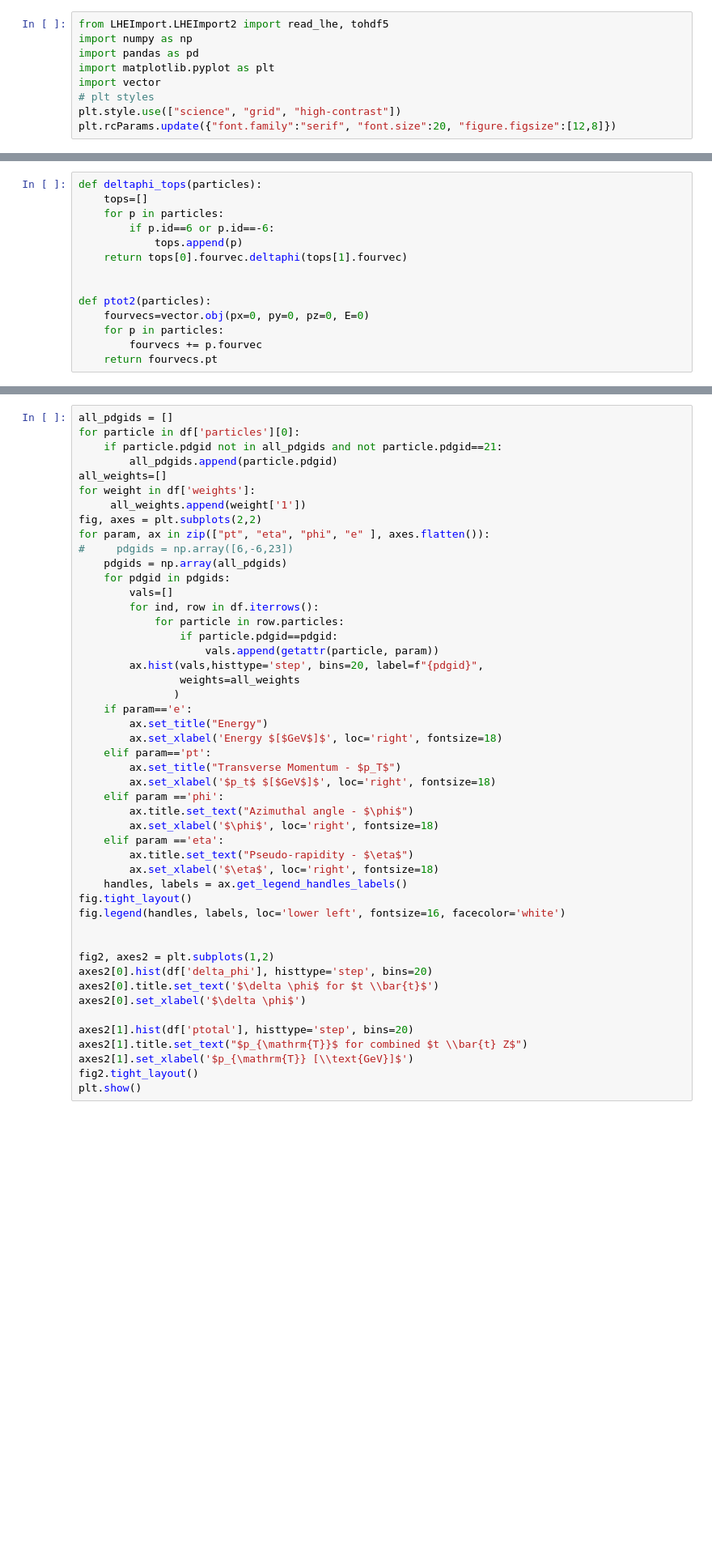
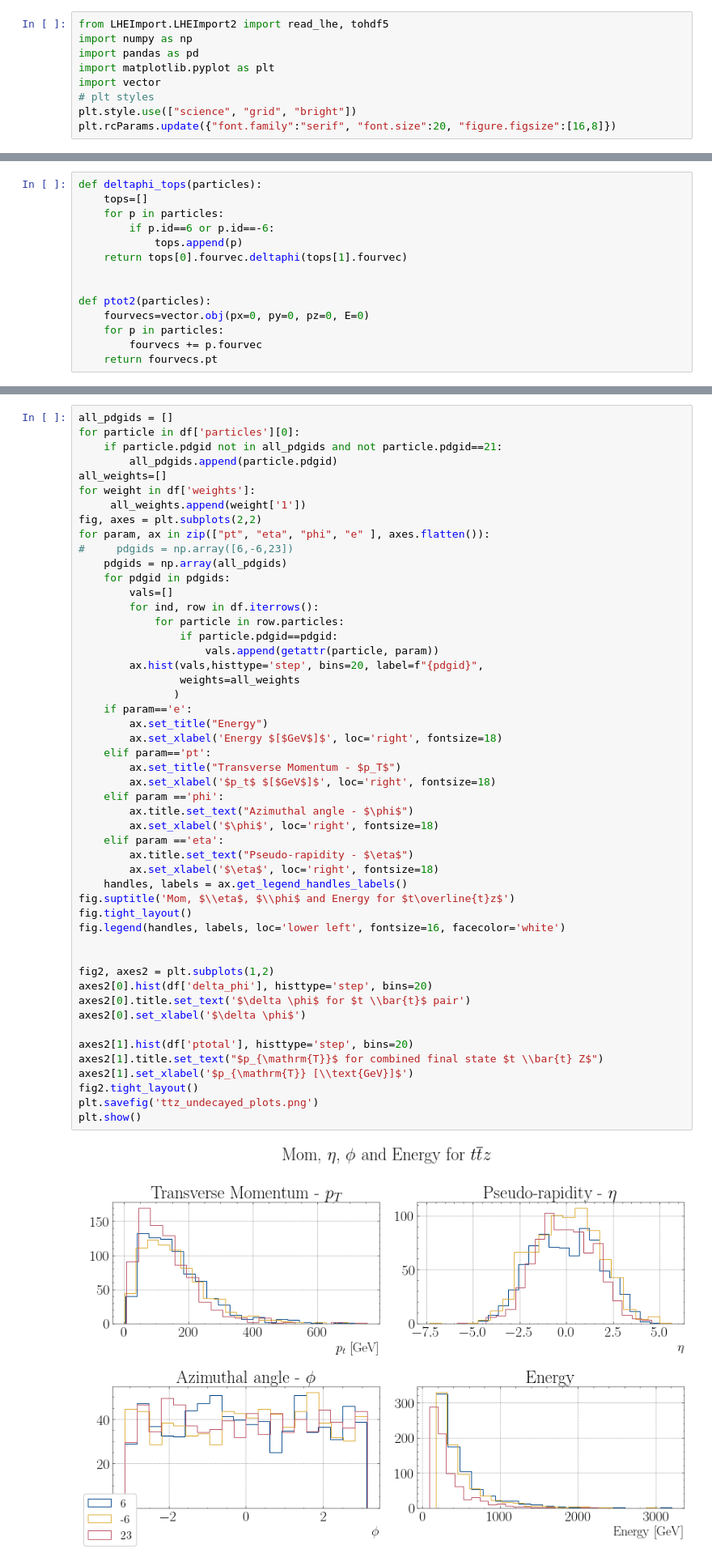
Before and after one commit to craigmadethis/LHEImport, a Jupyter notebook: ttz_03.ipynb, the cells around one changed output, grey strips where cells are left out. Shown at 81% size. Drawn from its saved outputs; the diff is of its cells as text; blank space fills up the shorter version.

```diff
--- a/ttz_03.ipynb
+++ b/ttz_03.ipynb
@@ -5,8 +5,8 @@ import pandas as pd
 import matplotlib.pyplot as plt
 import vector
 # plt styles
-plt.style.use(["science", "grid", "high-contrast"])
-plt.rcParams.update({"font.family":"serif", "font.size":20, "figure.figsize":[12,8]})
+plt.style.use(["science", "grid", "bright"])
+plt.rcParams.update({"font.family":"serif", "font.size":20, "figure.figsize":[16,8]})
 # %%
 # data = read_lhe('event_files/lhe/ttZ_events.lhe')
 # data2 = read_lhe('event_files/lhe/ttZ_decayed.lhe')
@@ -56,32 +63,36 @@ for param, ax in zip(["pt", "eta", "phi", "e" ], axes.flatten()):
                 if particle.pdgid==pdgid:
                     vals.append(getattr(particle, param))
         ax.hist(vals,histtype='step', bins=20, label=f"{pdgid}",
                 weights=all_weights
                )
     if param=='e':
         ax.set_title("Energy")
         ax.set_xlabel('Energy $[$GeV$]$', loc='right', fontsize=18)
     elif param=='pt':
         ax.set_title("Transverse Momentum - $p_T$")
         ax.set_xlabel('$p_t$ $[$GeV$]$', loc='right', fontsize=18)
     elif param =='phi':
         ax.title.set_text("Azimuthal angle - $\phi$")
         ax.set_xlabel('$\phi$', loc='right', fontsize=18)
     elif param =='eta':
         ax.title.set_text("Pseudo-rapidity - $\eta$")
         ax.set_xlabel('$\eta$', loc='right', fontsize=18)
     handles, labels = ax.get_legend_handles_labels()
+fig.suptitle('Mom, $\\eta$, $\\phi$ and Energy for $t\overline{t}z$')
 fig.tight_layout()
 fig.legend(handles, labels, loc='lower left', fontsize=16, facecolor='white')
 
 
 fig2, axes2 = plt.subplots(1,2)
 axes2[0].hist(df['delta_phi'], histtype='step', bins=20)
-axes2[0].title.set_text('$\delta \phi$ for $t \\bar{t}$')
+axes2[0].title.set_text('$\delta \phi$ for $t \\bar{t}$ pair')
 axes2[0].set_xlabel('$\delta \phi$')
 
 axes2[1].hist(df['ptotal'], histtype='step', bins=20)
-axes2[1].title.set_text("$p_{\mathrm{T}}$ for combined $t \\bar{t} Z$")
+axes2[1].title.set_text("$p_{\mathrm{T}}$ for combined final state $t \\bar{t} Z$")
 axes2[1].set_xlabel('$p_{\mathrm{T}} [\\text{GeV}]$')
 fig2.tight_layout()
+plt.savefig('ttz_undecayed_plots.png')
 plt.show()
+# %% [output]
+[figure, added]
```
Also changed, not shown: parts of 19 cells of this notebook, 3 other files.
